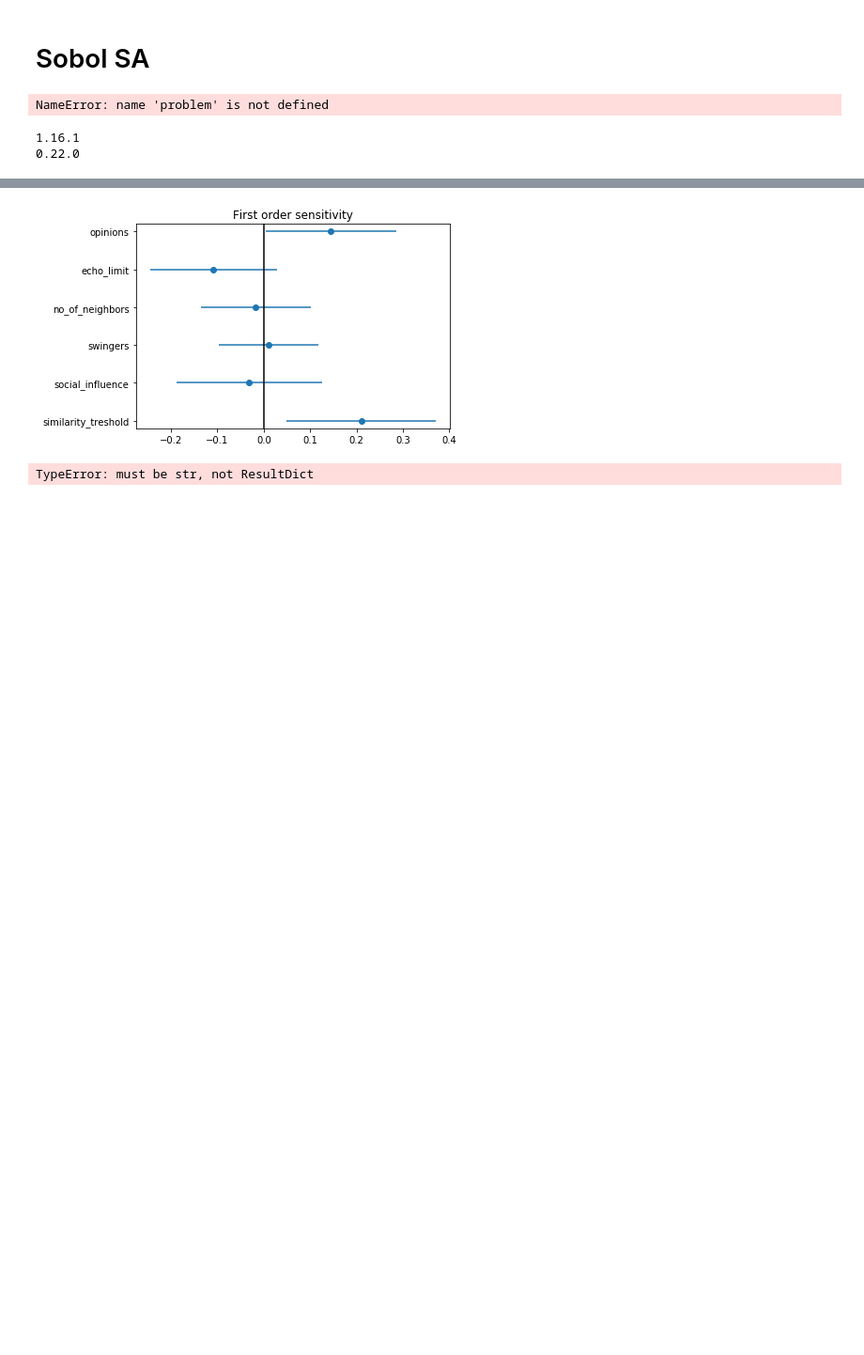
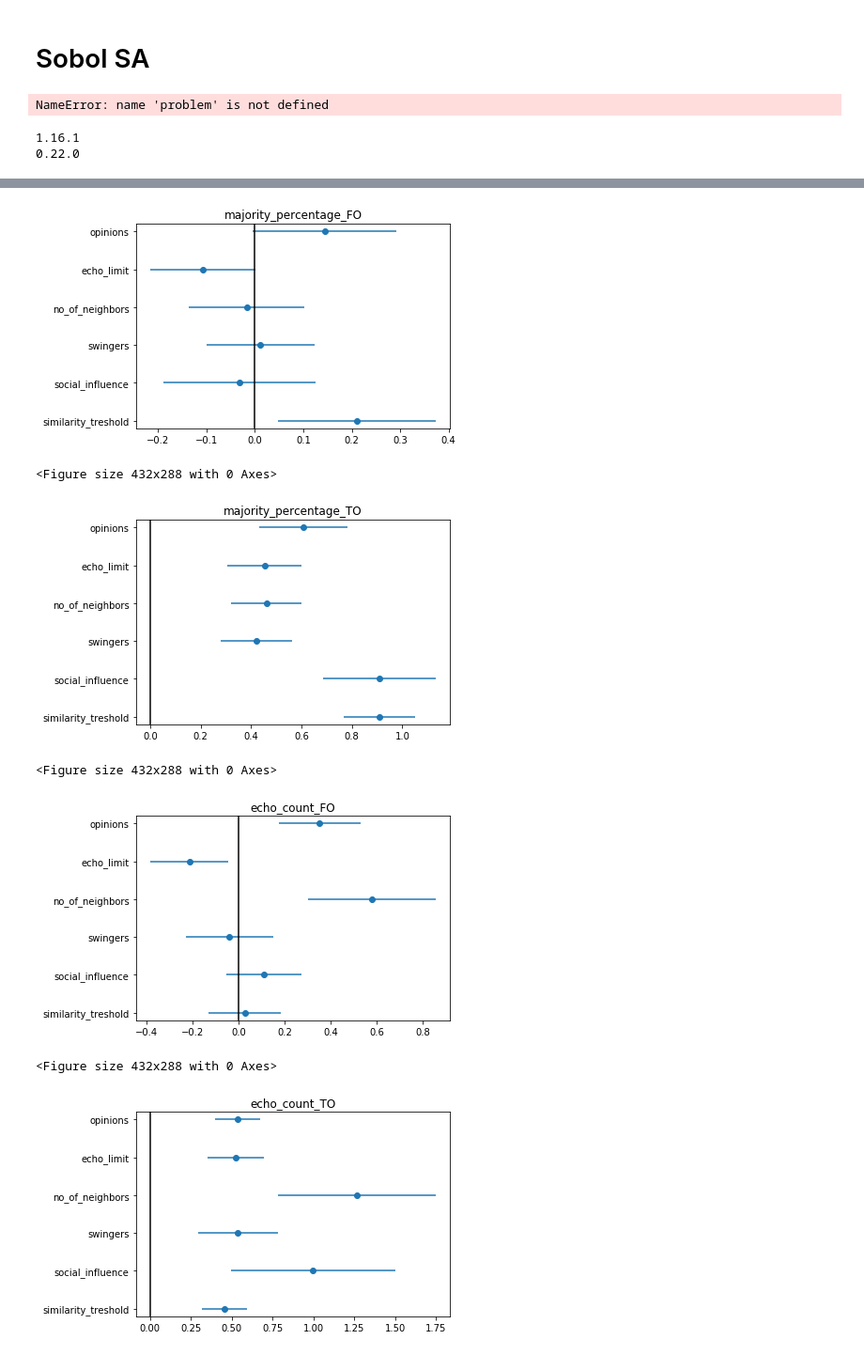
Before and after one commit to DirkZomerdijk/RPE-ABM, a Jupyter notebook: Code/Sensitivity analysis.ipynb, the cells around one changed output, grey strips where cells are left out. Shown at 94% size. Saved outputs shown, nothing was run; the diff lists cells and outputs as text; code cells hidden in the pictures; blank space fills up the shorter version.

```diff
--- a/Code/Sensitivity analysis.ipynb
+++ b/Code/Sensitivity analysis.ipynb
@@ -410,5 +410,6 @@ transitivity = sobol.analyze(problem, data['transitivity'].as_matrix(), print_to
 
 
 to_plot = [majority_percentage,echo_count,Silent_Spiral,community_no,echo_chamber,radical_opinions,transitivity]
+names = ["majority_percentage","echo_count","Silent_Spiral","community_no","echo_chamber","radical_opinions","transitivity"]
 # %% [output]
 Parameter S1 S1_conf ST ST_conf
@@ -431,19 +432,27 @@ opinions 0.260341 0.167557 0.745313 0.173825
 # %%
-for Si in to_plot:
+for Si, name in zip(to_plot, names):
     # First order
     plot_index(Si, problem['names'], '1', 'First order sensitivity')
+    plt.title(name+'_FO')
     plt.show()
-    plt.savefig('./img/'+Si +'_firstOrder.png')
+    plt.savefig('./img/'+name +'_firstOrder.png')
 
 
 #     # Second order
 #     plot_index(Si, problem['names'], '2', 'Second order sensitivity')
 #     plt.show()
 
     # Total order
     plot_index(Si, problem['names'], 'T', 'Total order sensitivity')
+    plt.title(name+'_TO')
     plt.show()
-    plt.savefig('./img/'+Si +'_TotalOrder.png')
+
+    plt.savefig('./img/'+name +'_TotalOrder.png')
 # %% [output]
-[figure, old version]
+[figure, new version]
-TypeError: must be str, not ResultDict
+<Figure size 432x288 with 0 Axes>
+[figure, added]
+<Figure size 432x288 with 0 Axes>
+[figure, added]
+<Figure size 432x288 with 0 Axes>
+[figure, added]
```
Also changed, not shown: parts of 2 cells of this notebook.
